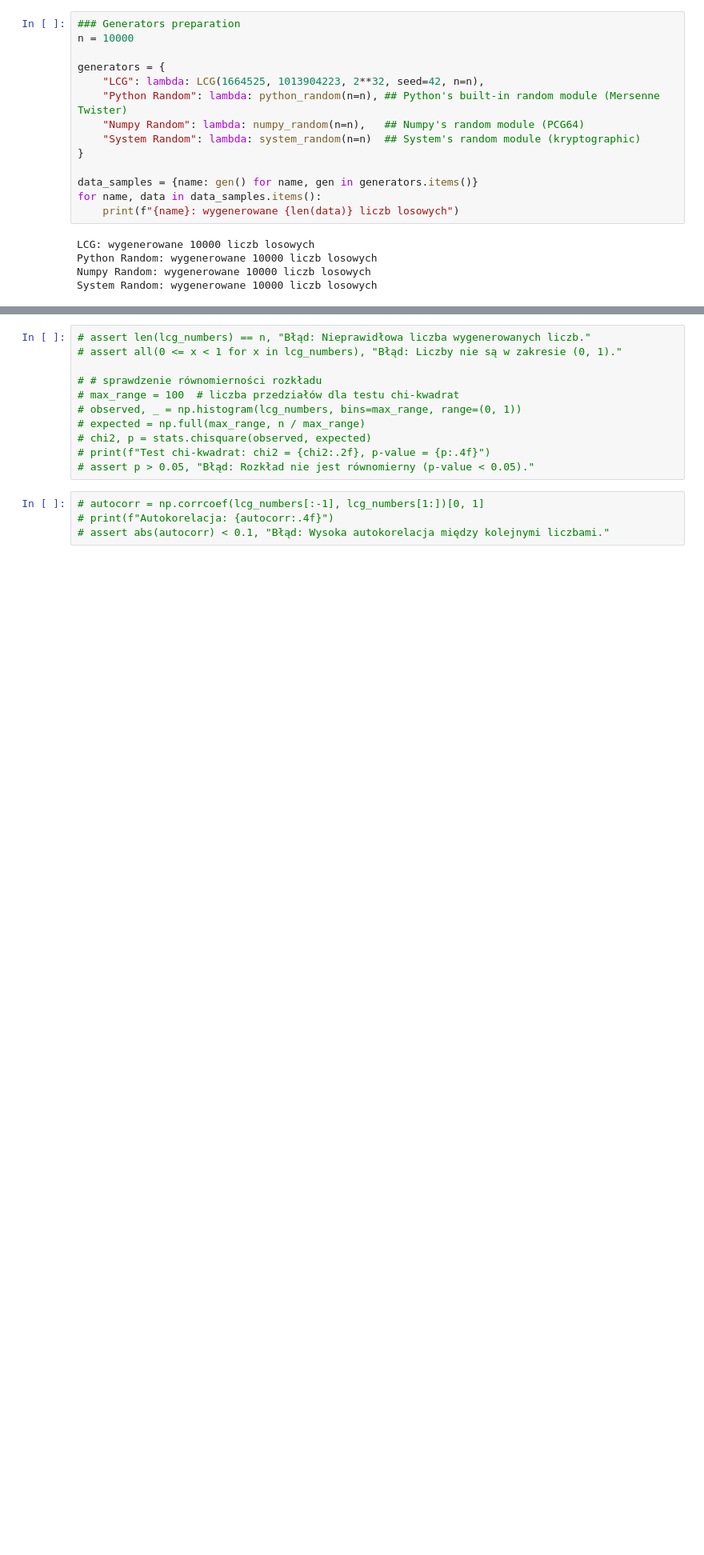
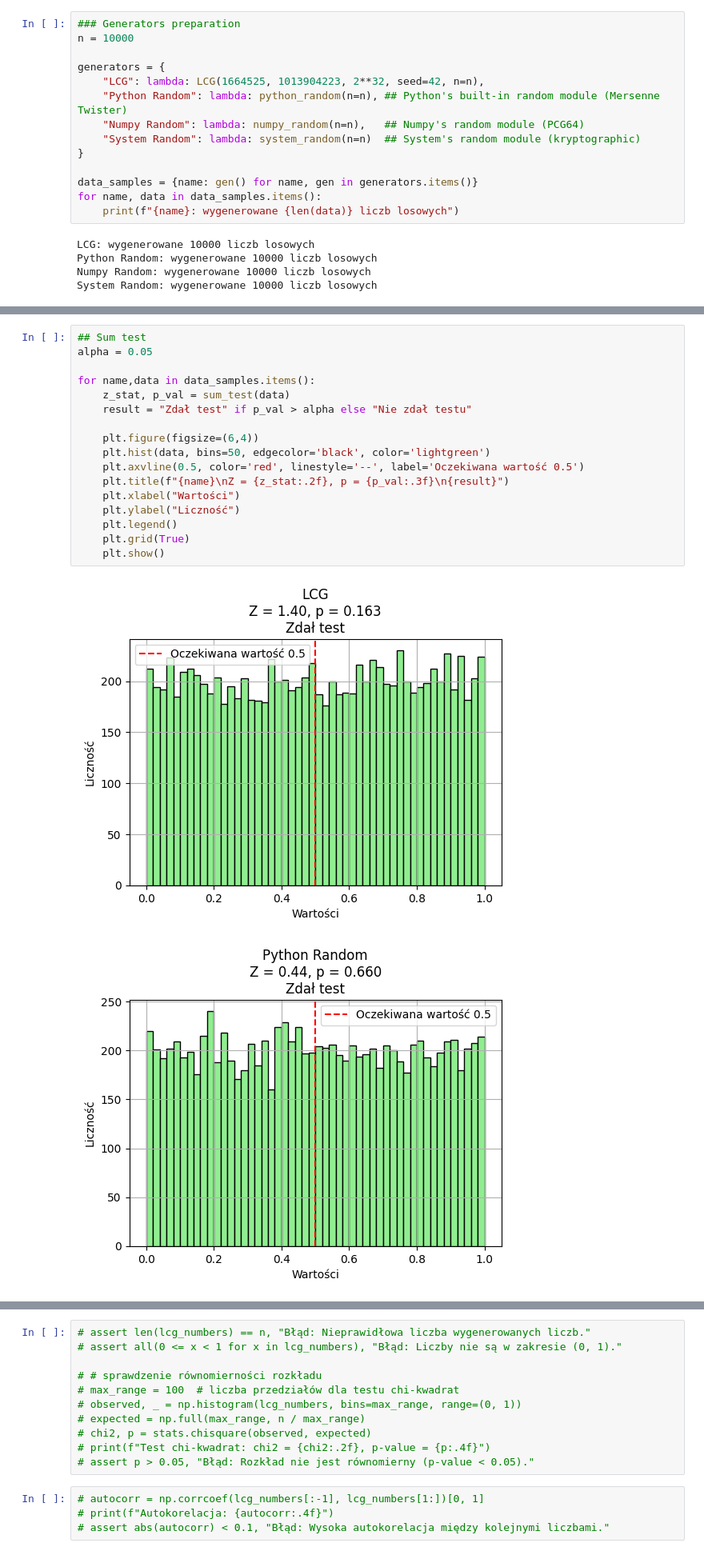
Before and after one commit to SzymonKielich/PRNG-Test, a Jupyter notebook: projekt.ipynb, the cells around one changed output, grey strips where cells are left out. Shown at 80% size. Drawn from its saved outputs; the diff is of its cells as text; blank space fills up the shorter version.

```diff
--- a/projekt.ipynb
+++ b/projekt.ipynb
@@ -60,0 +93,20 @@ plt.show()
+# %%
+## Sum test
+alpha = 0.05
+
+for name,data in data_samples.items():
+    z_stat, p_val = sum_test(data)
+    result = "Zdał test" if p_val > alpha else "Nie zdał testu"
+
+    plt.figure(figsize=(6,4))
+    plt.hist(data, bins=50, edgecolor='black', color='lightgreen')
+    plt.axvline(0.5, color='red', linestyle='--', label='Oczekiwana wartość 0.5')
+    plt.title(f"{name}\nZ = {z_stat:.2f}, p = {p_val:.3f}\n{result}")
+    plt.xlabel("Wartości")
+    plt.ylabel("Liczność")
+    plt.legend()
+    plt.grid(True)
+    plt.show()
+# %% [output]
+[figure, added]
+[figure, added]
```
Also changed, not shown: parts of 6 cells of this notebook, 1 other file.
